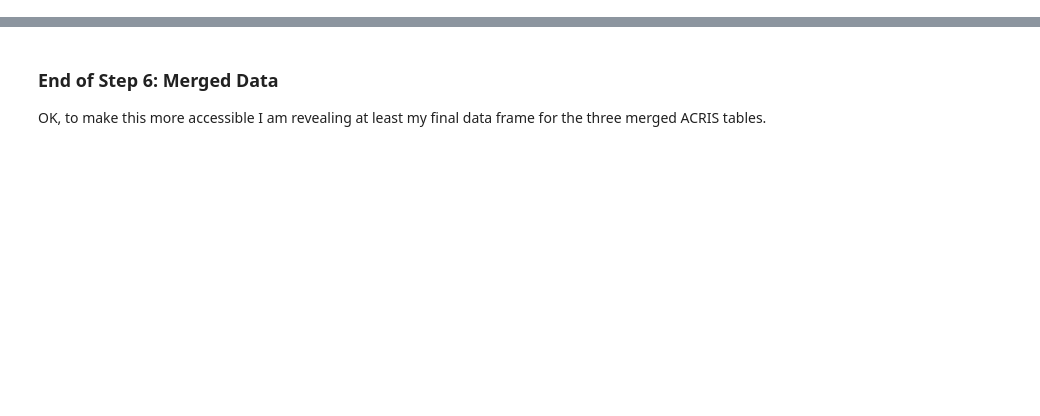
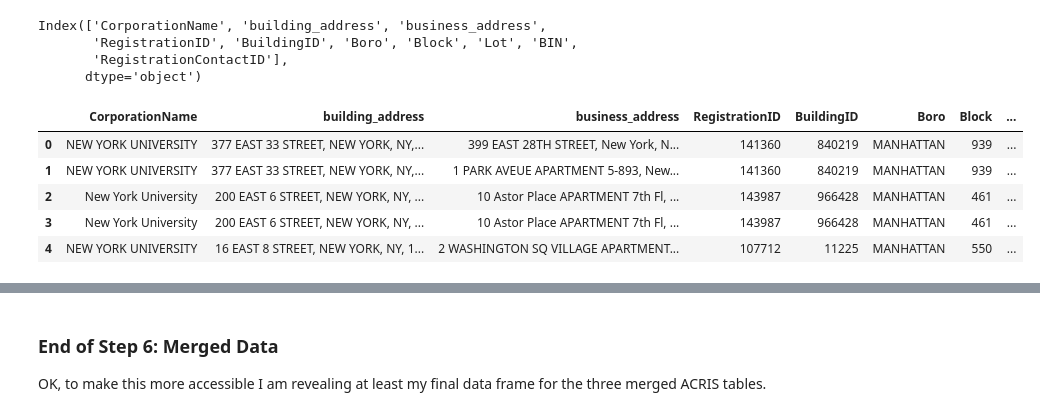
Before and after one commit to hgorledeenn/final_project, a Jupyter notebook: pt_2.ipynb, the cells around one changed output, grey strips where cells are left out. Cells and saved outputs as stored; diff of their text form; code cells hidden in the pictures; blank space fills up the shorter version.

```diff
--- a/pt_2.ipynb
+++ b/pt_2.ipynb
@@ -87,3 +4,8 @@ df_legal.columns
 # %%
-df_harlem = pd.read_csv('data/harlem_block_registration.csv')
-df_harlem.columns
+df_pt_1 = pd.read_csv('data/pt_1.csv')
+df_pt_1.columns
+# %% [output]
+Index(['CorporationName', 'building_address', 'business_address',
+       'RegistrationID', 'BuildingID', 'Boro', 'Block', 'Lot', 'BIN',
+       'RegistrationContactID'],
+      dtype='object')
@@ -104,0 +12,18 @@ import duckdb
+# %%
+query = '''
+SELECT *
+FROM df_pt_1 AS df
+LEFT JOIN read_csv_auto('data/real_property_legals.csv') AS legals
+ON df."Block" = legals."BLOCK"
+AND df."Lot" = legals."LOT";
+'''
+
+df_legals = duckdb.sql(query).df()
+df_legals.head()
+# %% [output]
+|  | CorporationName | building_address | business_address | RegistrationID | BuildingID | Boro | Block | ... |
+| 0 | NEW YORK UNIVERSITY | 377 EAST 33 STREET, NEW YORK, NY,... | 399 EAST 28TH STREET, New York, N... | 141360 | 840219 | MANHATTAN | 939 | ... |
+| 1 | NEW YORK UNIVERSITY | 377 EAST 33 STREET, NEW YORK, NY,... | 1 PARK AVEUE APARTMENT 5-893, New... | 141360 | 840219 | MANHATTAN | 939 | ... |
+| 2 | New York University | 200 EAST 6 STREET, NEW YORK, NY, ... | 10 Astor Place APARTMENT 7th Fl, ... | 143987 | 966428 | MANHATTAN | 461 | ... |
+| 3 | New York University | 200 EAST 6 STREET, NEW YORK, NY, ... | 10 Astor Place APARTMENT 7th Fl, ... | 143987 | 966428 | MANHATTAN | 461 | ... |
+| 4 | NEW YORK UNIVERSITY | 16 EAST 8 STREET, NEW YORK, NY, 1... | 2 WASHINGTON SQ VILLAGE APARTMENT... | 107712 | 11225 | MANHATTAN | 550 | ... |
```
Also changed, not shown: parts of 42 cells of this notebook, 1 other file.
